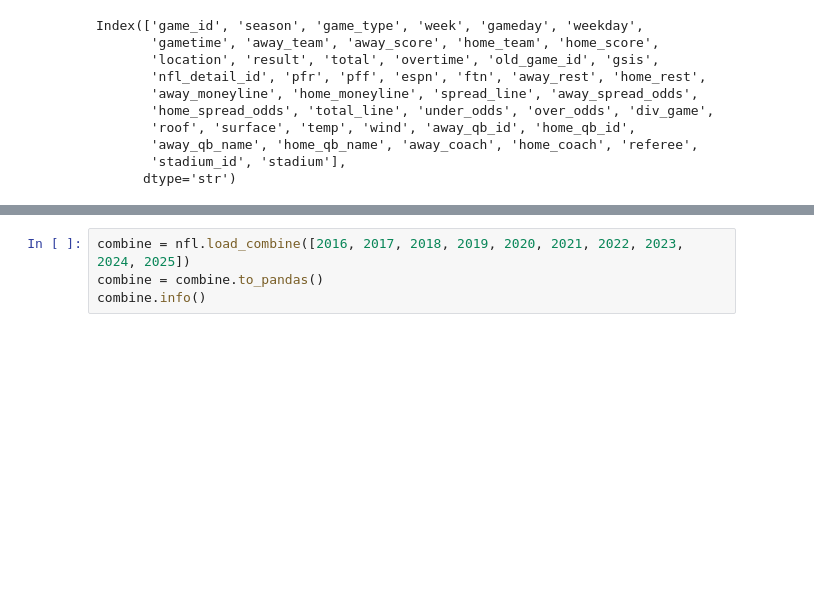
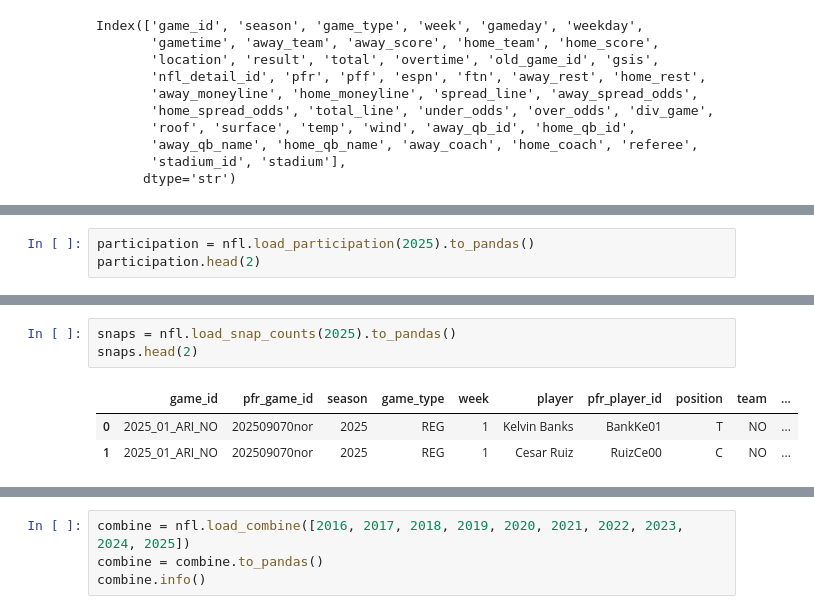
Before and after one commit to SYaroslav0/NFL_Game_Predicition, a Jupyter notebook: notebooks/eda_nflreadpy.ipynb, the cells around one changed output, grey strips where cells are left out. Drawn from its saved outputs; the diff is of its cells as text; blank space fills up the shorter version.

```diff
--- a/notebooks/eda_nflreadpy.ipynb
+++ b/notebooks/eda_nflreadpy.ipynb
@@ -37,0 +65,3 @@ Index(['game_id', 'season', 'game_type', 'week', 'gameday', 'weekday',
+# %%
+participation = nfl.load_participation(2025).to_pandas()
+participation.head(2)
@@ -37,0 +72,7 @@ Index(['game_id', 'season', 'game_type', 'week', 'gameday', 'weekday',
+# %%
+snaps = nfl.load_snap_counts(2025).to_pandas()
+snaps.head(2)
+# %% [output]
+|  | game_id | pfr_game_id | season | game_type | week | player | pfr_player_id | position | team | ... |
+| 0 | 2025_01_ARI_NO | 202509070nor | 2025 | REG | 1 | Kelvin Banks | BankKe01 | T | NO | ... |
+| 1 | 2025_01_ARI_NO | 202509070nor | 2025 | REG | 1 | Cesar Ruiz | RuizCe00 | C | NO | ... |
```
Also changed, not shown: parts of 42 cells of this notebook.
